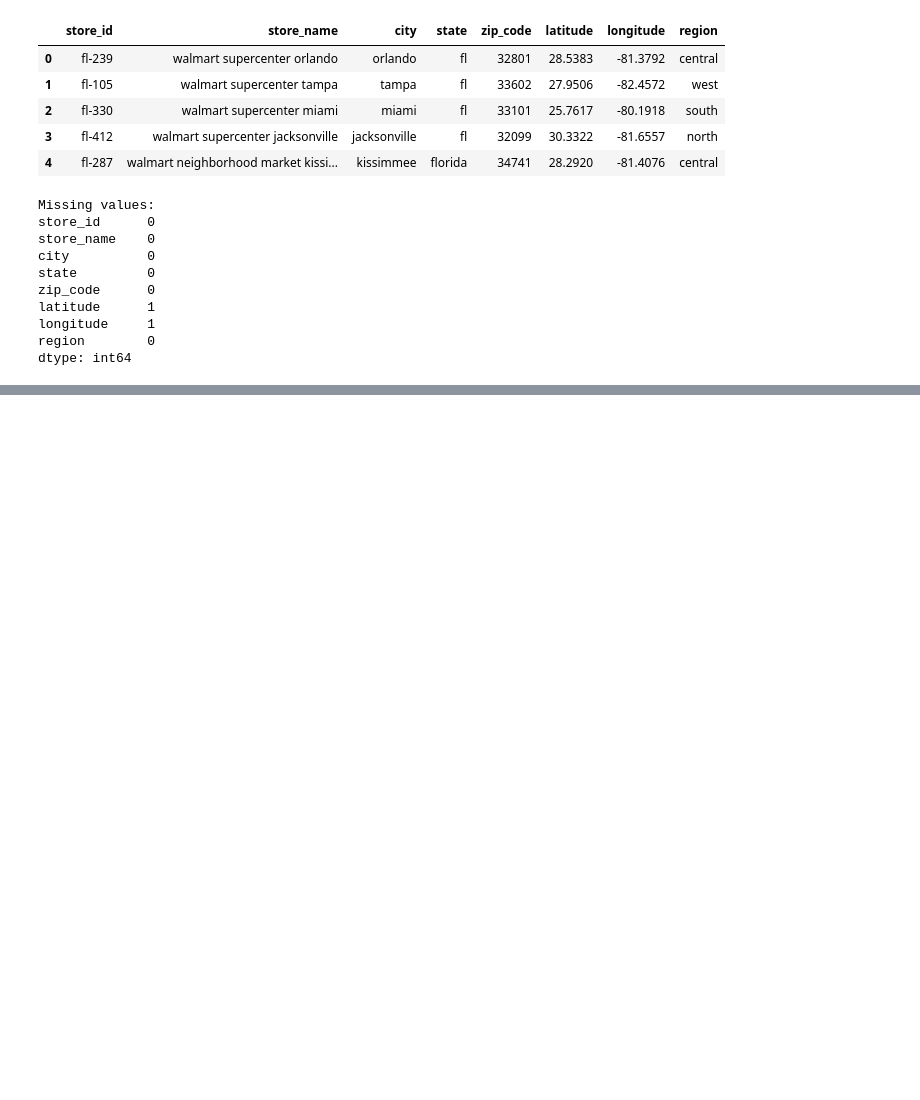
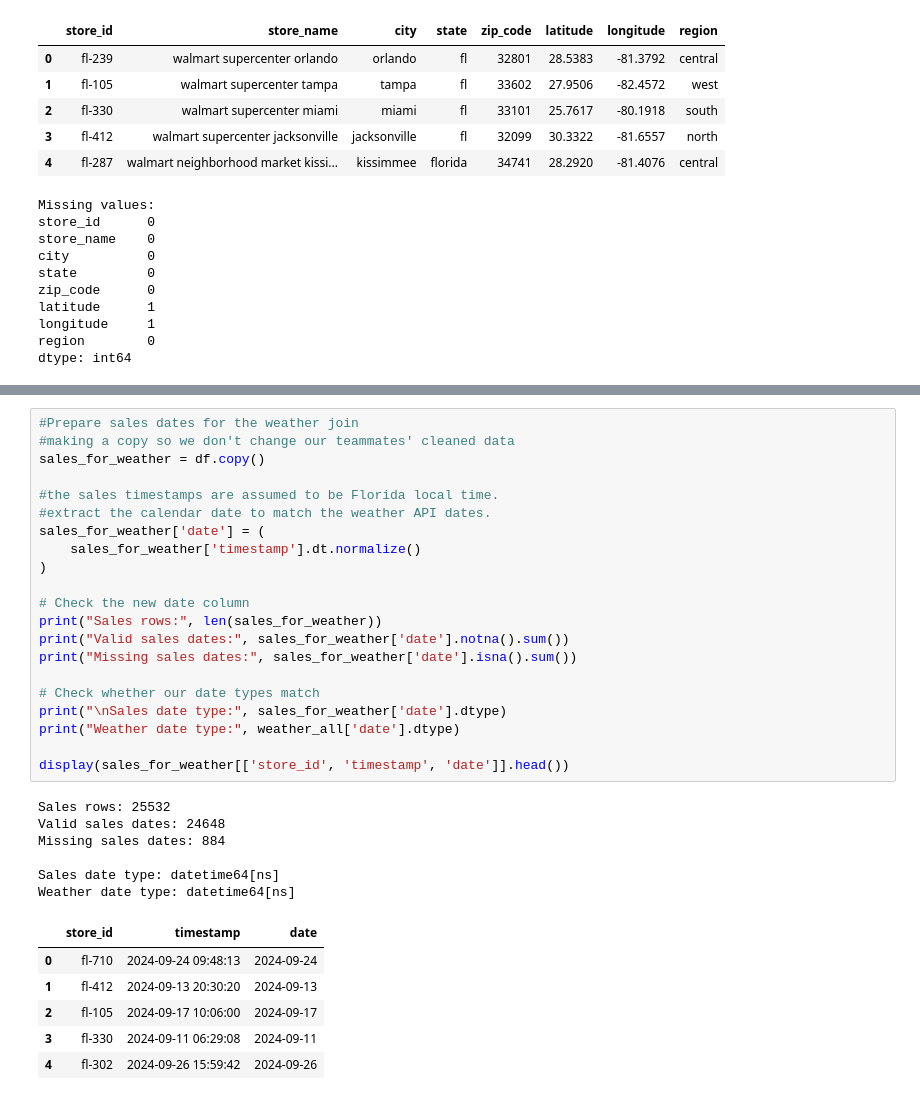
Before and after one commit to ekee7/walmart-hurricane-project, a Jupyter notebook: Walmart_Midterm_Notebook_(DS_2002).ipynb, the cells around one changed output, grey strips where cells are left out. Cells and saved outputs as stored; diff of their text form; blank space fills up the shorter version.

```diff
--- a/Walmart_Midterm_Notebook_(DS_2002).ipynb
+++ b/Walmart_Midterm_Notebook_(DS_2002).ipynb
@@ -894,0 +1070,34 @@ dtype: int64
+# %%
+#Prepare sales dates for the weather join
+#making a copy so we don't change our teammates' cleaned data
+sales_for_weather = df.copy()
+
+#the sales timestamps are assumed to be Florida local time.
+#extract the calendar date to match the weather API dates.
+sales_for_weather['date'] = (
+    sales_for_weather['timestamp'].dt.normalize()
+)
+
+# Check the new date column
+print("Sales rows:", len(sales_for_weather))
+print("Valid sales dates:", sales_for_weather['date'].notna().sum())
+print("Missing sales dates:", sales_for_weather['date'].isna().sum())
+
+# Check whether our date types match
+print("\nSales date type:", sales_for_weather['date'].dtype)
+print("Weather date type:", weather_all['date'].dtype)
+
+display(sales_for_weather[['store_id', 'timestamp', 'date']].head())
+# %% [output]
+Sales rows: 25532
+Valid sales dates: 24648
+Missing sales dates: 884
+
+Sales date type: datetime64[ns]
+Weather date type: datetime64[ns]
+|  | store_id | timestamp | date |
+| 0 | fl-710 | 2024-09-24 09:48:13 | 2024-09-24 |
+| 1 | fl-412 | 2024-09-13 20:30:20 | 2024-09-13 |
+| 2 | fl-105 | 2024-09-17 10:06:00 | 2024-09-17 |
+| 3 | fl-330 | 2024-09-11 06:29:08 | 2024-09-11 |
+| 4 | fl-302 | 2024-09-26 15:59:42 | 2024-09-26 |
```
Also changed, not shown: parts of 9 cells of this notebook.
